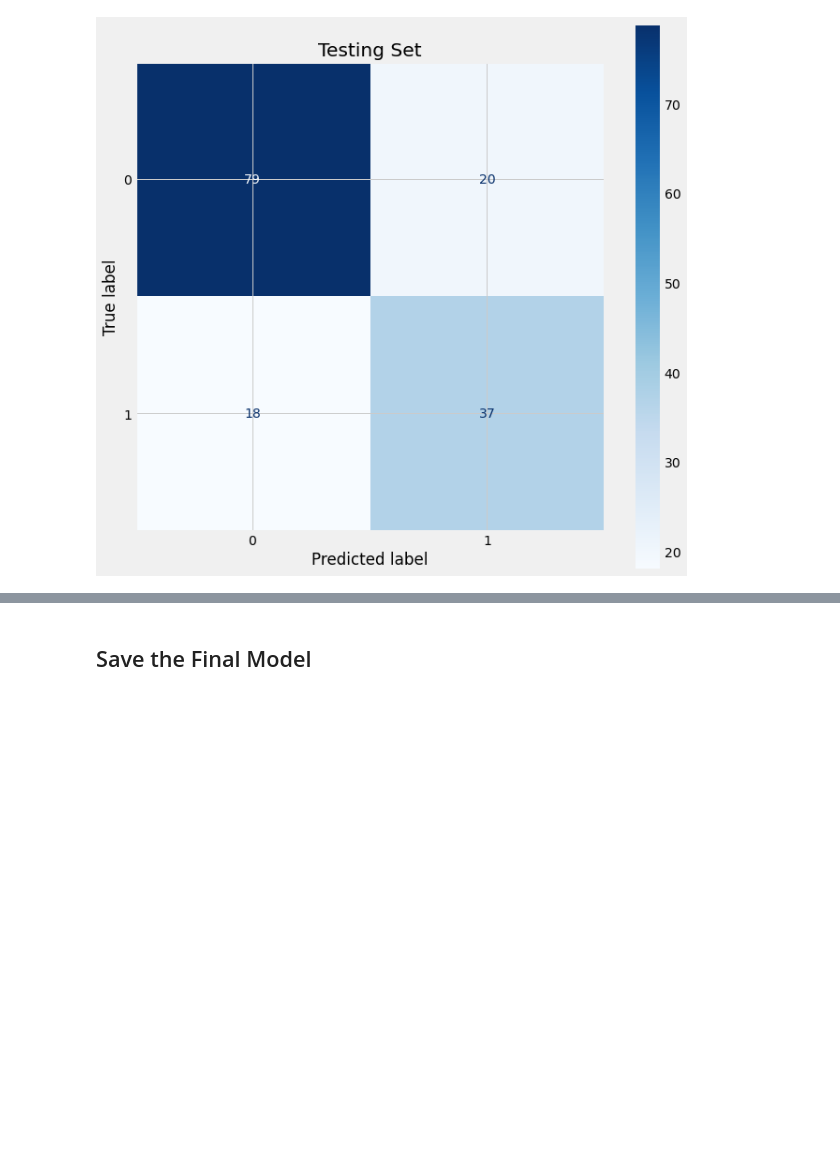
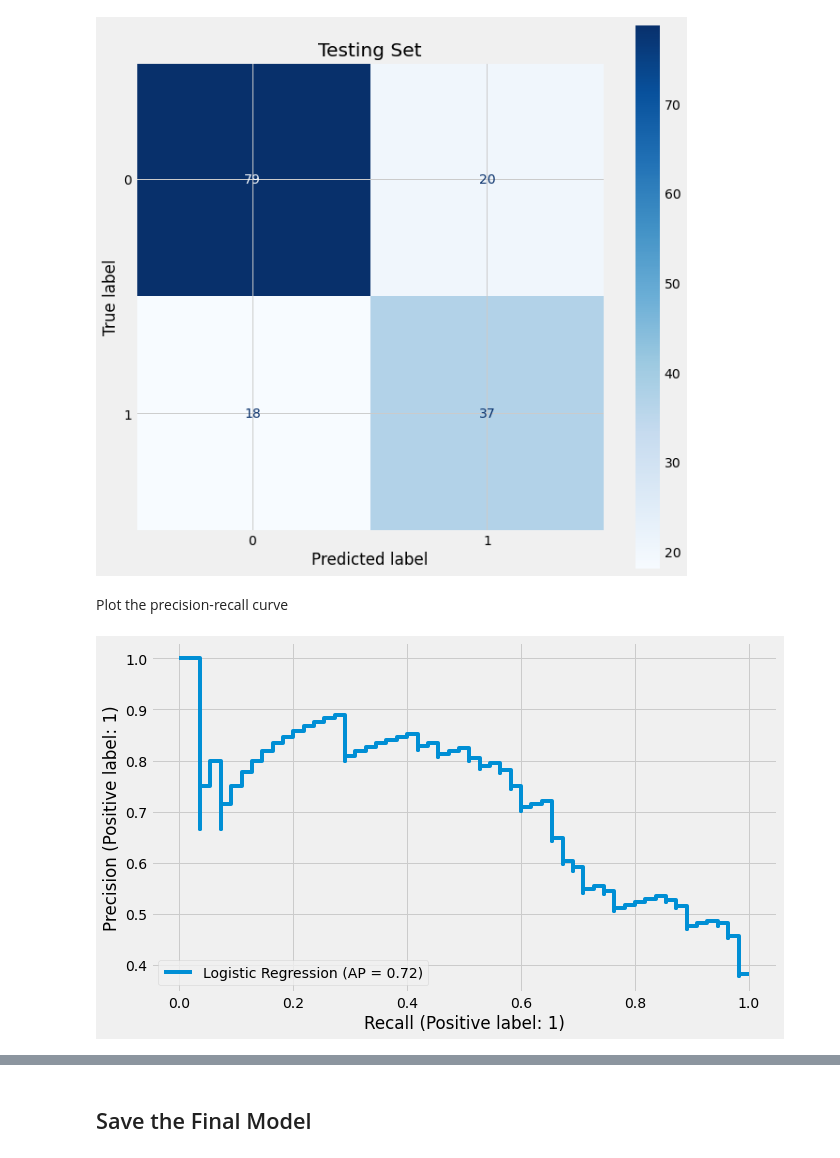
Before and after one commit to trizkynoviandy/pima-indian-diabetes, a Jupyter notebook: diabetes_prediction.ipynb, the cells around one changed output, grey strips where cells are left out. Drawn from its saved outputs; the diff is of its cells as text; code cells hidden in the pictures; blank space fills up the shorter version.

```diff
--- a/diabetes_prediction.ipynb
+++ b/diabetes_prediction.ipynb
@@ -314,3 +312,12 @@ ax.set_title('Testing Set')
 conf_mat_test.plot(cmap=plt.cm.Blues, ax=ax);
 # %% [output]
 [figure]
+# %% [markdown]
+Plot the precision-recall curve
+# %%
+fig, ax = plt.subplots(figsize=(10, 6))
+display = PrecisionRecallDisplay.from_estimator(
+    clf, X_test, y_test, name="Logistic Regression", ax=ax
+)
+# %% [output]
+[figure, added]
```
Also changed, not shown: parts of 10 cells of this notebook.
